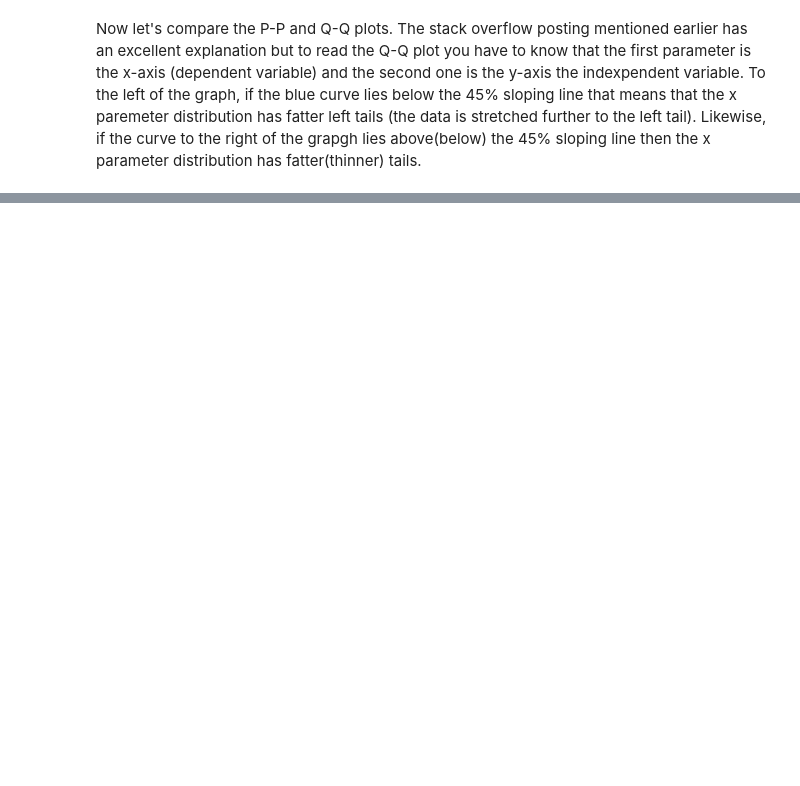
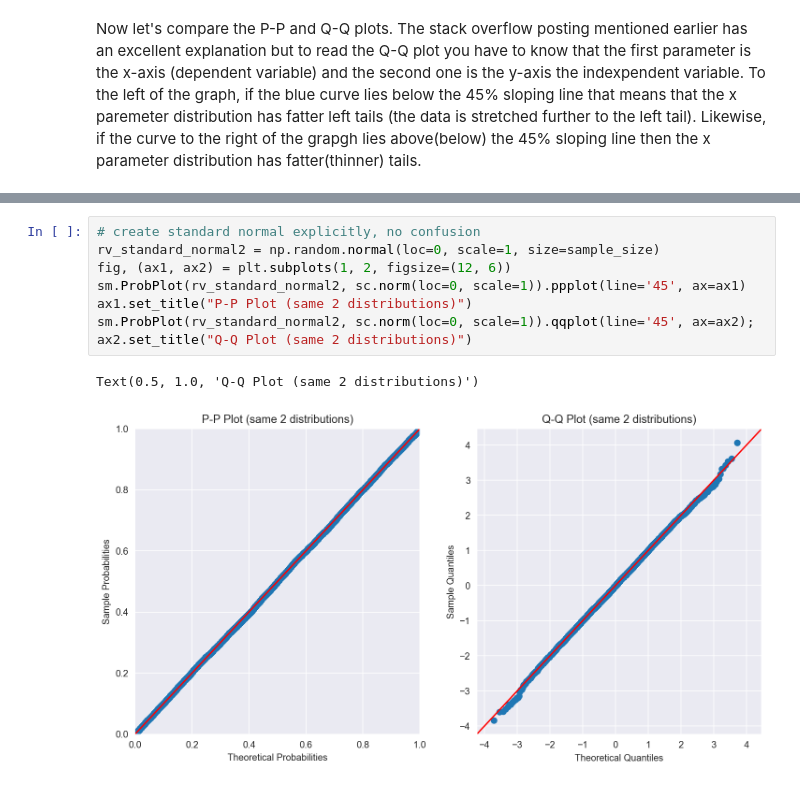
Before and after one commit to ghbcode/website, a Jupyter notebook: notebooks/PP and QQ.ipynb, the cells around one changed output, grey strips where cells are left out. Cells and saved outputs as stored; diff of their text form; blank space fills up the shorter version.

```diff
--- a/notebooks/PP and QQ.ipynb
+++ b/notebooks/PP and QQ.ipynb
@@ -131,0 +134,11 @@ Conversely, at the right tail, there are a lot more samples compared to the stan
+# %%
+# create standard normal explicitly, no confusion
+rv_standard_normal2 = np.random.normal(loc=0, scale=1, size=sample_size)
+fig, (ax1, ax2) = plt.subplots(1, 2, figsize=(12, 6))
+sm.ProbPlot(rv_standard_normal2, sc.norm(loc=0, scale=1)).ppplot(line='45', ax=ax1)
+ax1.set_title("P-P Plot (same 2 distributions)")
+sm.ProbPlot(rv_standard_normal2, sc.norm(loc=0, scale=1)).qqplot(line='45', ax=ax2);
+ax2.set_title("Q-Q Plot (same 2 distributions)")
+# %% [output]
+Text(0.5, 1.0, 'Q-Q Plot (same 2 distributions)')
+[figure, added]
```
Also changed, not shown: parts of 8 cells of this notebook.
